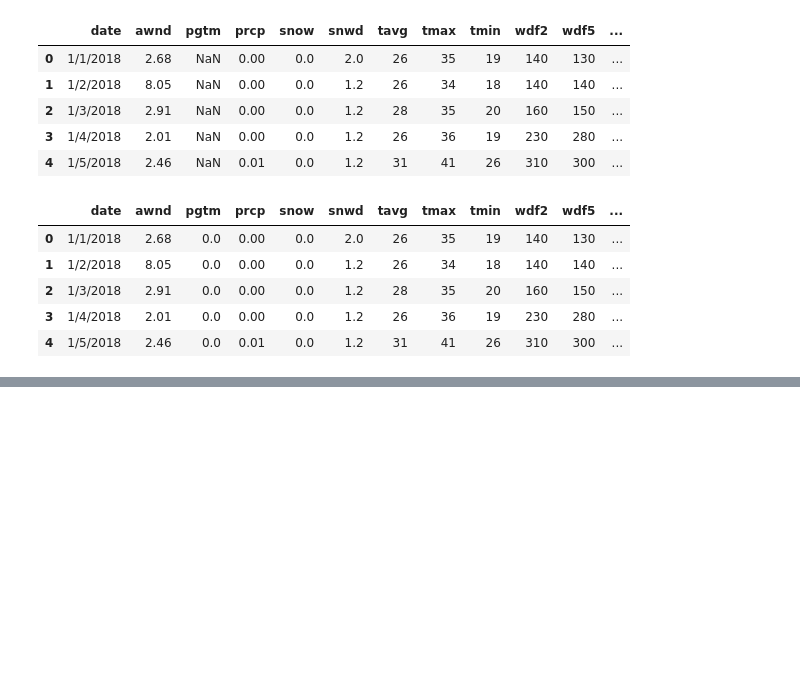
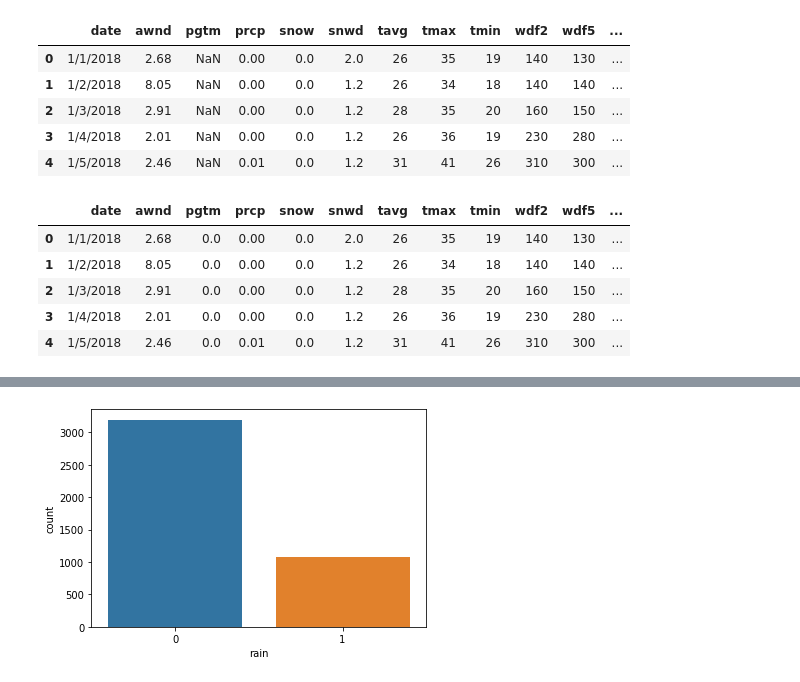
Before and after one commit to HannaMeinikheim/CS-334, a Jupyter notebook: HW4-LogisticRegression_ScikitLearn.ipynb, the cells around one changed output, grey strips where cells are left out. Cells and saved outputs as stored; diff of their text form; code cells hidden in the pictures; blank space fills up the shorter version.

```diff
--- a/HW4-LogisticRegression_ScikitLearn.ipynb
+++ b/HW4-LogisticRegression_ScikitLearn.ipynb
@@ -91,3 +93,14 @@ weather.head()
 | 2 | 1/3/2018 | 2.91 | 0.0 | 0.00 | 0.0 | 1.2 | 28 | 35 | 20 | 160 | 150 | ... |
 | 3 | 1/4/2018 | 2.01 | 0.0 | 0.00 | 0.0 | 1.2 | 26 | 36 | 19 | 230 | 280 | ... |
 | 4 | 1/5/2018 | 2.46 | 0.0 | 0.01 | 0.0 | 1.2 | 31 | 41 | 26 | 310 | 300 | ... |
+# %%
+col_names2 = ['STATION', 'NAME', 'LATITUDE', 'LONGITUDE', 'ELEVATION', 'DATE', 'AWND', 'AWND_ATTRIBUTES', 'FMTM', 'FMTM_ATTRIBUTES',
+              'PGTM', 'PGTM_ATTRIBUTES', 'PRCP', 'PRCP_ATTRIBUTES', 'SNOW', 'SNOW_ATTRIBUTES', 'SNWD', 'SNWD_ATTRIBUTES', 'TAVG', 'TAVG_ATTRIBUTES',
+              'TMAX', 'TMAX_ATTRIBUTES', 'TMIN', 'TMIN_ATTRIBUTES', 'WDF2', 'WDF2_ATTRIBUTES', 'WDF5', 'WDF5_ATTRIBUTES', 'WESD',
+              'WESD_ATTRIBUTES', 'WSF2', 'WSF2_ATTRIBUTES', 'WSF5', 'WSF5_ATTRIBUTES', 'WT01', 'WT01_ATTRIBUTES', 'WT02', 'WT02_ATTRIBUTES',
+              'WT03', 'WT03_ATTRIBUTES', 'WT04', 'WT04_ATTRIBUTES', 'WT05', 'WT05_ATTRIBUTES', 'WT06', 'WT06_ATTRIBUTES', 'WT07',
+              'WT07_ATTRIBUTES', 'WT08', 'WT08_ATTRIBUTES', 'WT09', 'WT09_ATTRIBUTES', 'WT11', 'WT11_ATTRIBUTES', 'WT13', 'WT13_ATTRIBUTES',
+              'WT16', 'WT16_ATTRIBUTES', 'WT17', 'WT17_ATTRIBUTES', 'WT18', 'WT18_ATTRIBUTES', 'WT19', 'WT19_ATTRIBUTES', 'WT22',
+              'WT22_ATTRIBUTES']
+df = pd.read_csv("wDATA-NOAA-2010.csv",header=None, names=col_names2, skiprows=[0])
+df.head()
@@ -93,0 +164,4 @@ weather.head()
+# %%
+df['rain'] = np.where(df['PRCP']>0, 1, 0)
+df = df.fillna(0)
+df.head()
@@ -93,0 +176,4 @@ weather.head()
+# %%
+ax = sns.countplot(x='rain', data=df)
+# %% [output]
+[figure, added]
```
Also changed, not shown: parts of 12 cells of this notebook.
